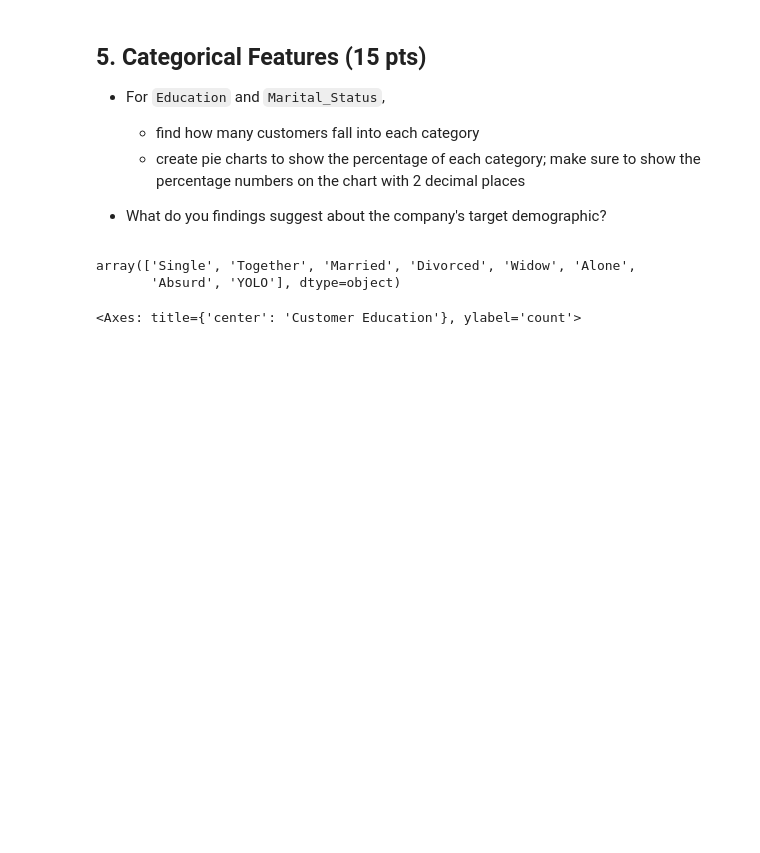
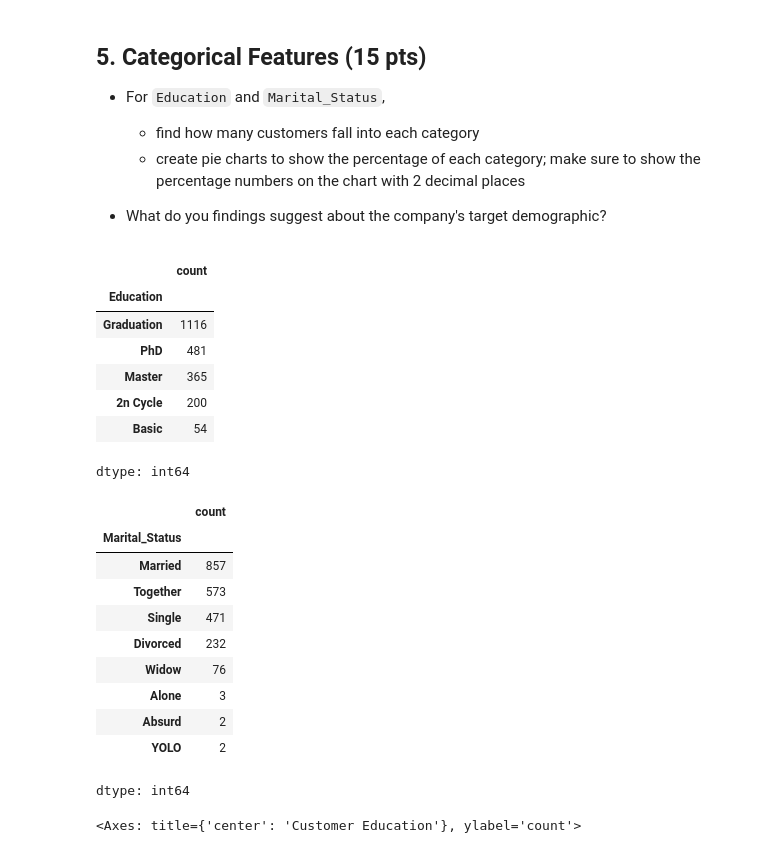
Before and after one commit to Data-Analytics-with-Python/individual-assignment-i-rayoen0, a Jupyter notebook: Assignment_Notebook_1.ipynb, the cells around one changed output. Cells and saved outputs as stored; diff of their text form; code cells hidden in the pictures; blank space fills up the shorter version.

```diff
--- a/Assignment_Notebook_1.ipynb
+++ b/Assignment_Notebook_1.ipynb
@@ -275,6 +270,13 @@ df["Dt_Customer"] = pd.to_datetime(df["Dt_Customer"], format = 'mixed', dayfirst
 today = datetime.today()
 #Adding the new column with the difference (in days)
 df["Customer_Days"] = (today - df["Dt_Customer"]).dt.days
+
+# Set display options to show all columns and rows
+pd.set_option('display.max_columns', None)  # Show all columns
+pd.set_option('display.max_rows', None)     # Show all rows
+pd.set_option('display.width', None)        # Auto-detect width
+pd.set_option('display.max_colwidth', None) # Show full column content
+
 display(df.head())
 # %% [output]
 A value is trying to be set on a copy of a slice from a DataFrame.
@@ -303,11 +304,30 @@ See the caveats in the documentation: https://pandas.pydata.org/pandas-docs/stab
   * create pie charts to show the percentage of each category; make sure to show the percentage numbers on the chart with 2 decimal places
 
 * What do you findings suggest about the company's target demographic?
-# %%
-df["Marital_Status"].unique( )
-# %% [output]
-array(['Single', 'Together', 'Married', 'Divorced', 'Widow', 'Alone',
-       'Absurd', 'YOLO'], dtype=object)
+# %%
+# Showing the counts for each category
+display(df["Education"].value_counts())
+display(df["Marital_Status"].value_counts())
+# %% [output]
+|  | count |
+| Education |  |
+| Graduation | 1116 |
+| PhD | 481 |
+| Master | 365 |
+| 2n Cycle | 200 |
+| Basic | 54 |
+dtype: int64
+|  | count |
+| Marital_Status |  |
+| Married | 857 |
+| Together | 573 |
+| Single | 471 |
+| Divorced | 232 |
+| Widow | 76 |
+| Alone | 3 |
+| Absurd | 2 |
+| YOLO | 2 |
+dtype: int64
 # %%
 df["Education"].value_counts().plot(kind='pie', autopct='%1.2f%%', title='Customer Education')
 # %% [output]
```
Also changed, not shown: parts of 11 cells of this notebook.
